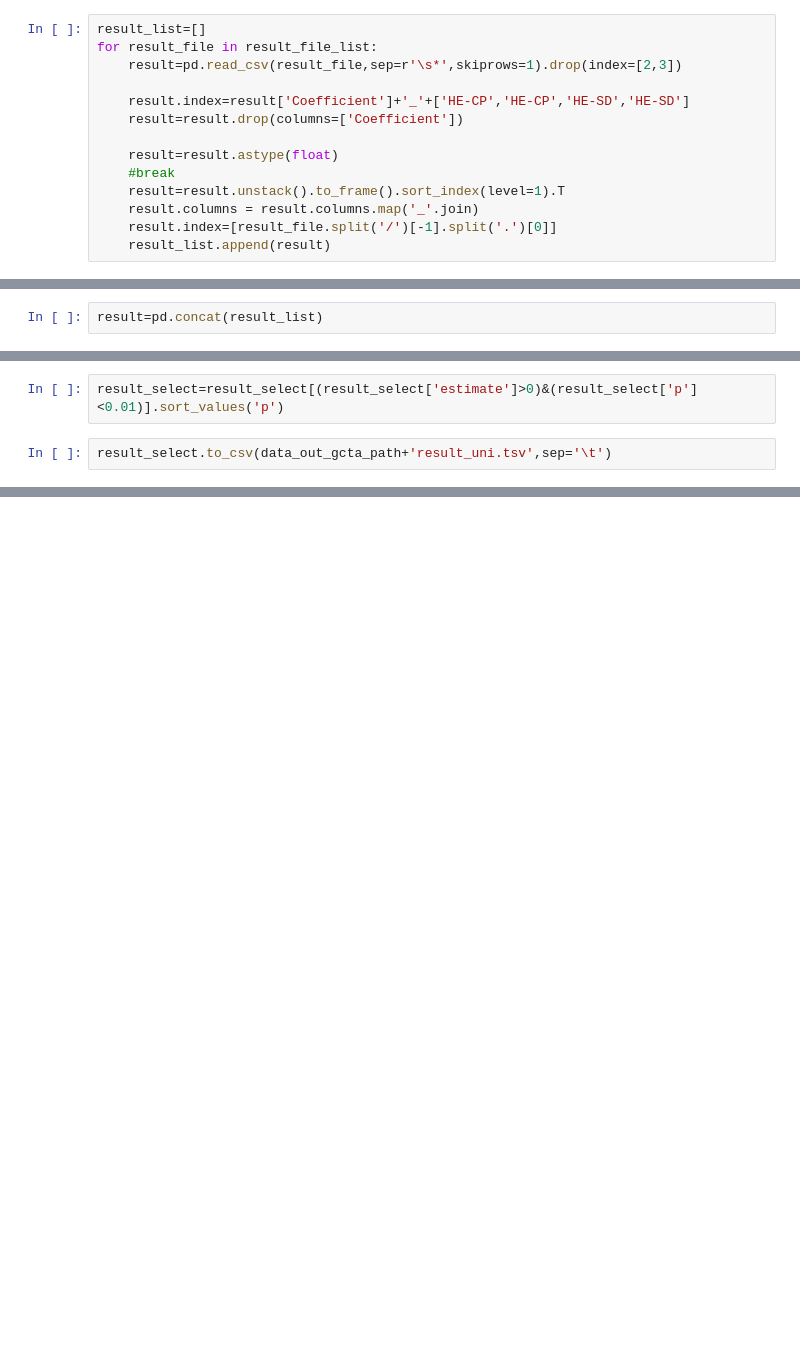
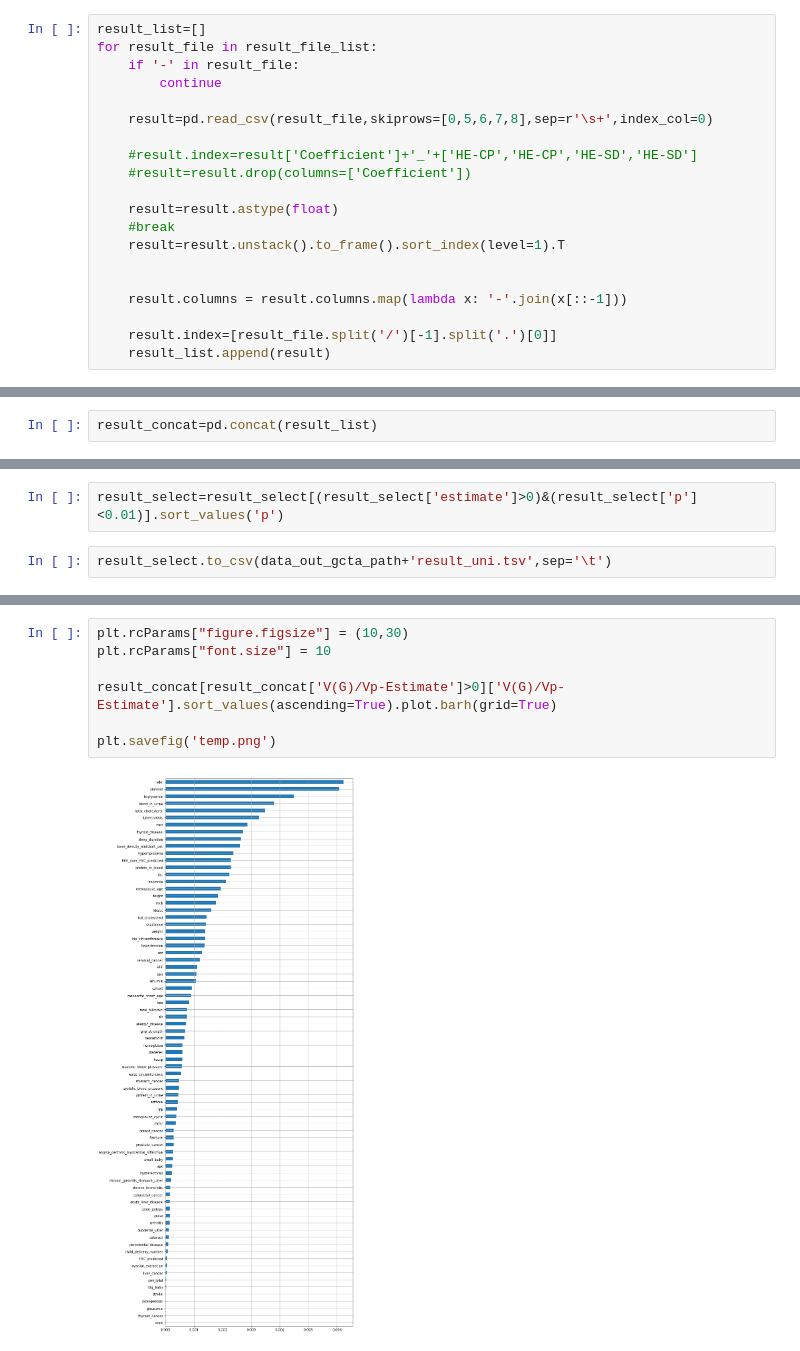
Before and after one commit to chanwkimlab/MHC_Kor_Assoc, a Jupyter notebook: 6_2_gcta_uni_result.ipynb, the cells around one changed output, grey strips where cells are left out. Saved outputs shown, nothing was run; the diff lists cells and outputs as text; blank space fills up the shorter version.

```diff
--- a/6_2_gcta_uni_result.ipynb
+++ b/6_2_gcta_uni_result.ipynb
@@ -24,14 +42,20 @@ result_file_list=glob.glob(data_out_gcta_path+'*.HEreg')
 # %%
 result_list=[]
 for result_file in result_file_list:
-    result=pd.read_csv(result_file,sep=r'\s*',skiprows=1).drop(index=[2,3])
+    if '-' in result_file:
+        continue
 
-    result.index=result['Coefficient']+'_'+['HE-CP','HE-CP','HE-SD','HE-SD']
-    result=result.drop(columns=['Coefficient'])
+    result=pd.read_csv(result_file,skiprows=[0,5,6,7,8],sep=r'\s+',index_col=0)
+
+    #result.index=result['Coefficient']+'_'+['HE-CP','HE-CP','HE-SD','HE-SD']
+    #result=result.drop(columns=['Coefficient'])
 
     result=result.astype(float)
     #break
     result=result.unstack().to_frame().sort_index(level=1).T
-    result.columns = result.columns.map('_'.join)
+
+
+    result.columns = result.columns.map(lambda x: '-'.join(x[::-1]))
+
     result.index=[result_file.split('/')[-1].split('.')[0]]
     result_list.append(result)
@@ -43,2 +62,2 @@ result
 # %%
-result=pd.concat(result_list)
+result_concat=pd.concat(result_list)
@@ -85,0 +83,9 @@ Name: p, dtype: float64
+# %%
+plt.rcParams["figure.figsize"] = (10,30)
+plt.rcParams["font.size"] = 10
+
+result_concat[result_concat['V(G)/Vp-Estimate']>0]['V(G)/Vp-Estimate'].sort_values(ascending=True).plot.barh(grid=True)
+
+plt.savefig('temp.png')
+# %% [output]
+[figure, added]
```
Also changed, not shown: parts of 13 cells of this notebook, 26 other files.
